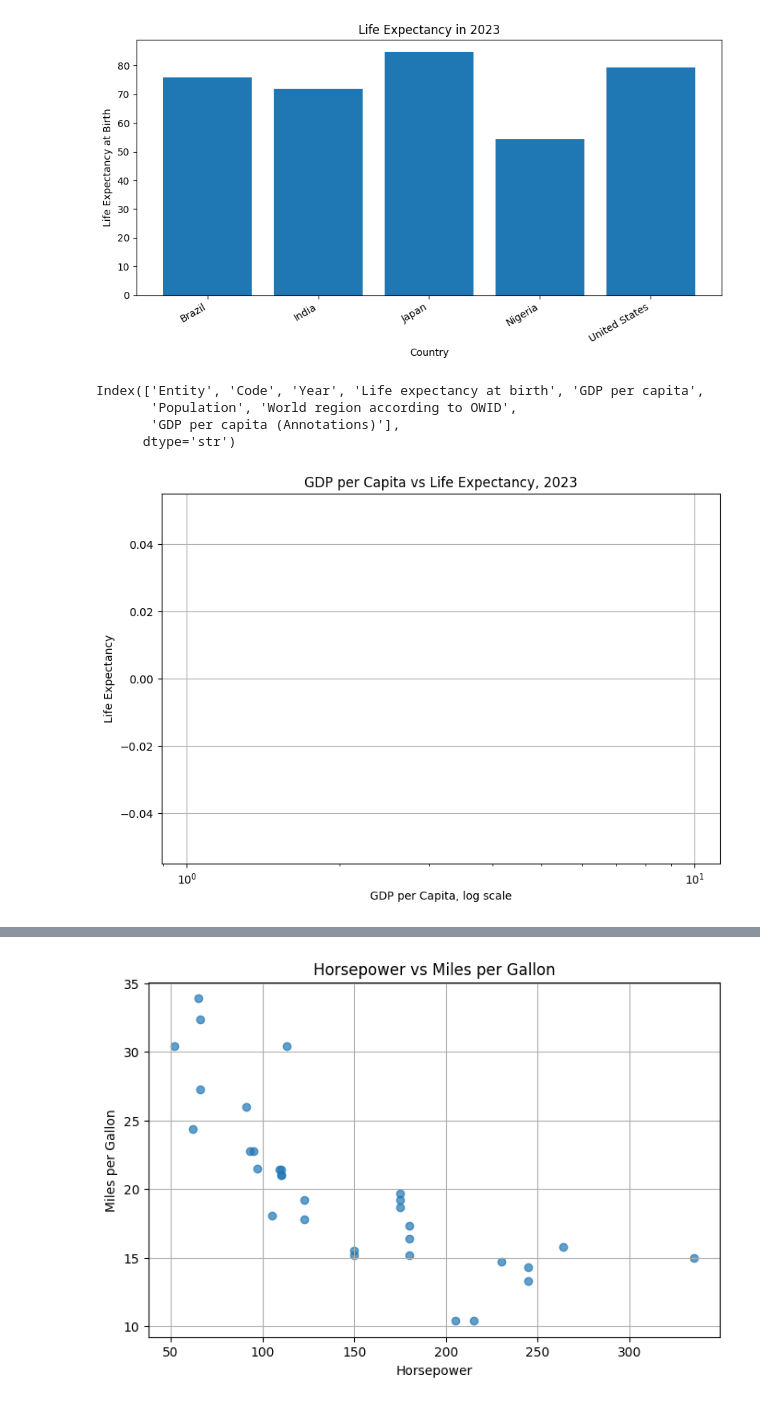
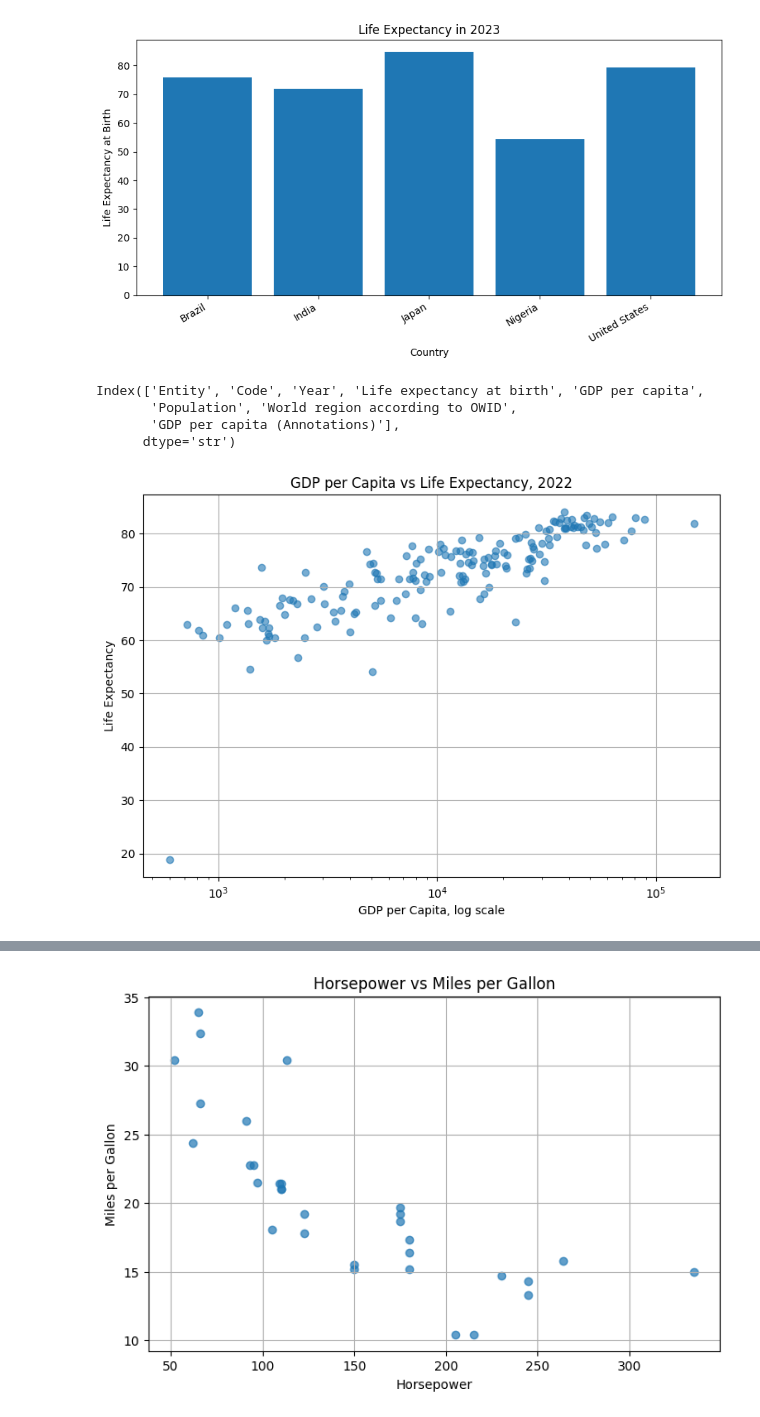
Before and after one commit to denizkavzak/CMP_SC1300, a Jupyter notebook: SP2026/DataManipulationAndVisualization/matplotlib_pandas.ipynb, the cells around one changed output, grey strips where cells are left out. Cells and saved outputs as stored; diff of their text form; code cells hidden in the pictures.

```diff
--- a/SP2026/DataManipulationAndVisualization/matplotlib_pandas.ipynb
+++ b/SP2026/DataManipulationAndVisualization/matplotlib_pandas.ipynb
@@ -161,42 +161,43 @@ plt.show()
 import pandas as pd
 import matplotlib.pyplot as plt
 
-#url = "https://ourworldindata.org/grapher/life-expectancy-vs-gdp-per-capita.csv"
 df = pd.read_csv("life-expectancy-vs-gdp-per-capita.csv")
 
 print(df.columns)
 
-# The column names may be long, so inspect them first. Then:
-
-latest_year = df["Year"].max()
-
-latest = df[df["Year"] == latest_year].dropna()
-
 life_col = "Life expectancy at birth"
 gdp_col = "GDP per capita"
+
+# Keep only rows where the two plotting columns are available
+clean = df.dropna(subset=[life_col, gdp_col])
+
+# Now choose the latest year that has usable data
+latest_year = clean["Year"].max()
+
+latest = clean[clean["Year"] == latest_year]
 
 plt.figure(figsize=(9, 6))
 
 plt.scatter(
     latest[gdp_col],
     latest[life_col],
     alpha=0.6
 )
 
 plt.xscale("log")
 
 plt.title(f"GDP per Capita vs Life Expectancy, {latest_year}")
 plt.xlabel("GDP per Capita, log scale")
 plt.ylabel("Life Expectancy")
 plt.grid(True)
 
 plt.show()
 # %% [output]
 Index(['Entity', 'Code', 'Year', 'Life expectancy at birth', 'GDP per capita',
        'Population', 'World region according to OWID',
        'GDP per capita (Annotations)'],
       dtype='str')
-[figure, old version]
+[figure, new version]
 # %%
 ## 6. Annotated scatter plot
 # annotation helps students move from “making charts” to “telling a data story.”
```
Also changed, not shown: parts of 1 cell of this notebook.
